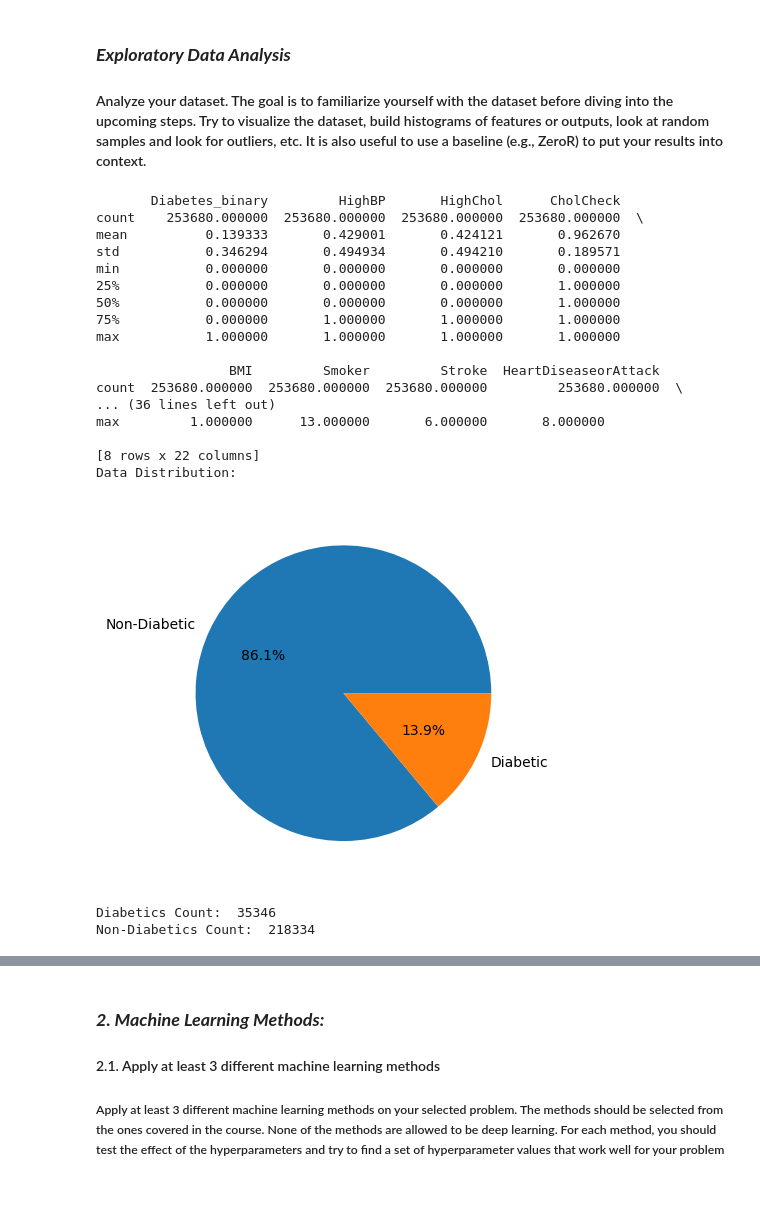
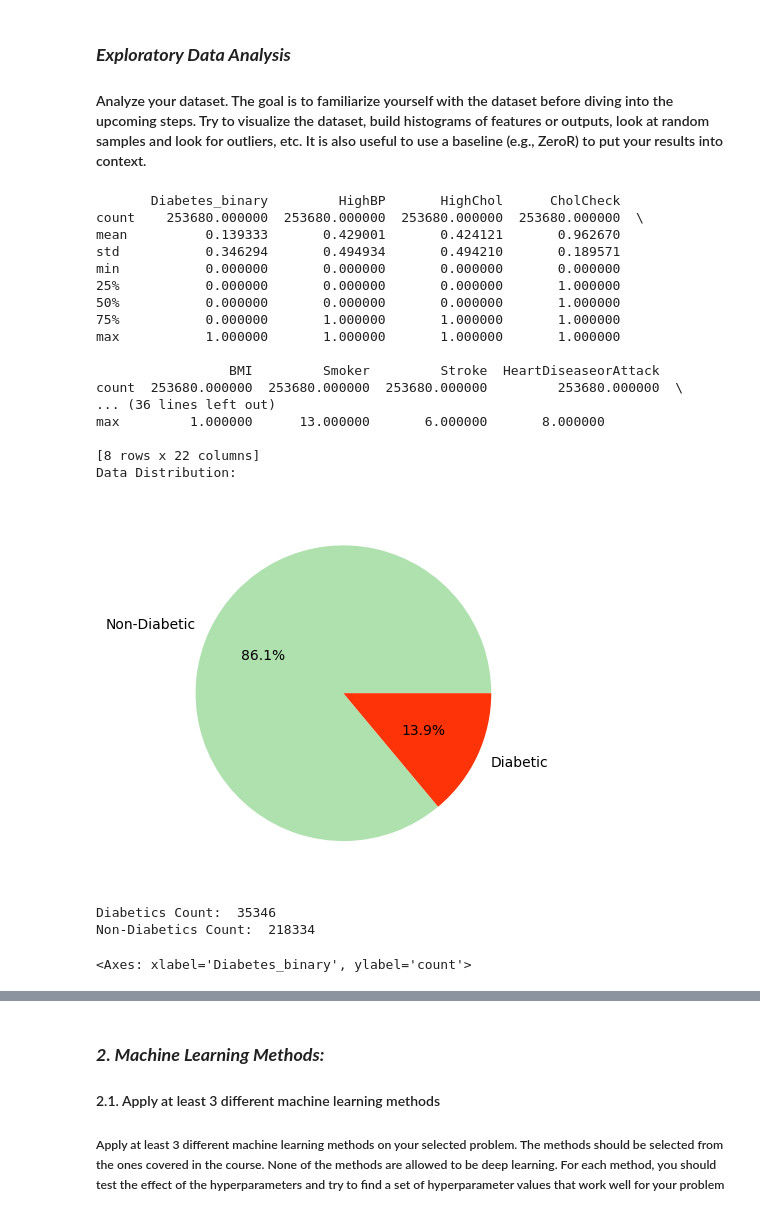
Before and after one commit to yasmineghanem/ML-Project, a Jupyter notebook: notebook.ipynb, the cells around one changed output, grey strips where cells are left out. Cells and saved outputs as stored; diff of their text form; code cells hidden in the pictures.

```diff
--- a/notebook.ipynb
+++ b/notebook.ipynb
@@ -248,36 +244,39 @@ print(dataset.describe())
 # 16. Income mean = 6 => Less than $50,000 ($35,000 to less than $50,000) (low std most people have similar (on the higher side) income)
 # 17. Age lies on the older side (mean is 8 => 55-59 years) with a high-ish std => most people are older
 
 #############################################################################################
 
-# Univariate EDA
+# Univariate Analysis => analysis of each variable on its own
 
 # Draw a pie chart to show the distribution of the labels
 print("Data Distribution: ")
-plt.pie(np.array(labels.value_counts()), labels=['Non-Diabetic', 'Diabetic'], autopct='%1.1f%%')
+plt.pie(np.array(labels.value_counts()), labels=['Non-Diabetic', 'Diabetic'], autopct='%1.1f%%', colors=['#AFE1AF','#FE3408'])
 plt.show()
 print("Diabetics Count: ", labels.value_counts()[1])
 print("Non-Diabetics Count: ", labels.value_counts()[0])
+sns.countplot(x = 'Diabetes_binary', data = dataset, color = '#CBC3E3', order = dataset['Diabetes_binary'].value_counts().index)
+
 # ANALYSIS #
-# The dataset is not balanced, there are more non-diabetic people than diabetic people
+# The dataset is (significantly) not balanced, there are more non-diabetic people than diabetic people
 # %% [output]
        Diabetes_binary         HighBP       HighChol      CholCheck
 count    253680.000000  253680.000000  253680.000000  253680.000000  \
 mean          0.139333       0.429001       0.424121       0.962670
 std           0.346294       0.494934       0.494210       0.189571
 min           0.000000       0.000000       0.000000       0.000000
 25%           0.000000       0.000000       0.000000       1.000000
 50%           0.000000       0.000000       0.000000       1.000000
 75%           0.000000       1.000000       1.000000       1.000000
 max           1.000000       1.000000       1.000000       1.000000
 
                  BMI         Smoker         Stroke  HeartDiseaseorAttack
 count  253680.000000  253680.000000  253680.000000         253680.000000  \
 ... (36 lines left out)
 max         1.000000      13.000000       6.000000       8.000000
 
 [8 rows x 22 columns]
 Data Distribution:
-[figure, old version]
+[figure, new version]
 Diabetics Count:  35346
 Non-Diabetics Count:  218334
+<Axes: xlabel='Diabetes_binary', ylabel='count'>
```
Also changed, not shown: parts of 6 cells of this notebook.
